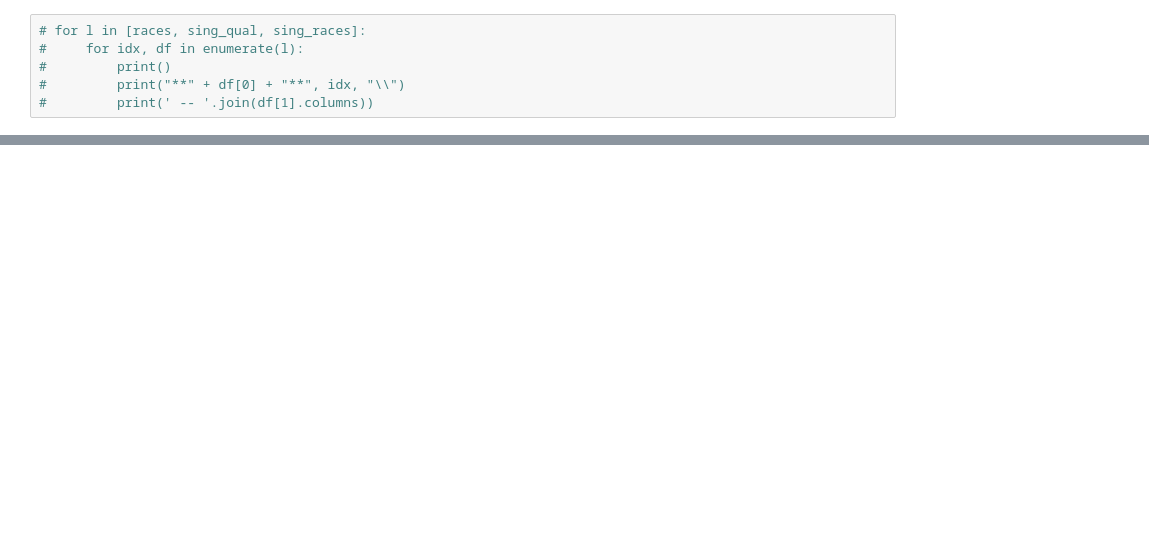
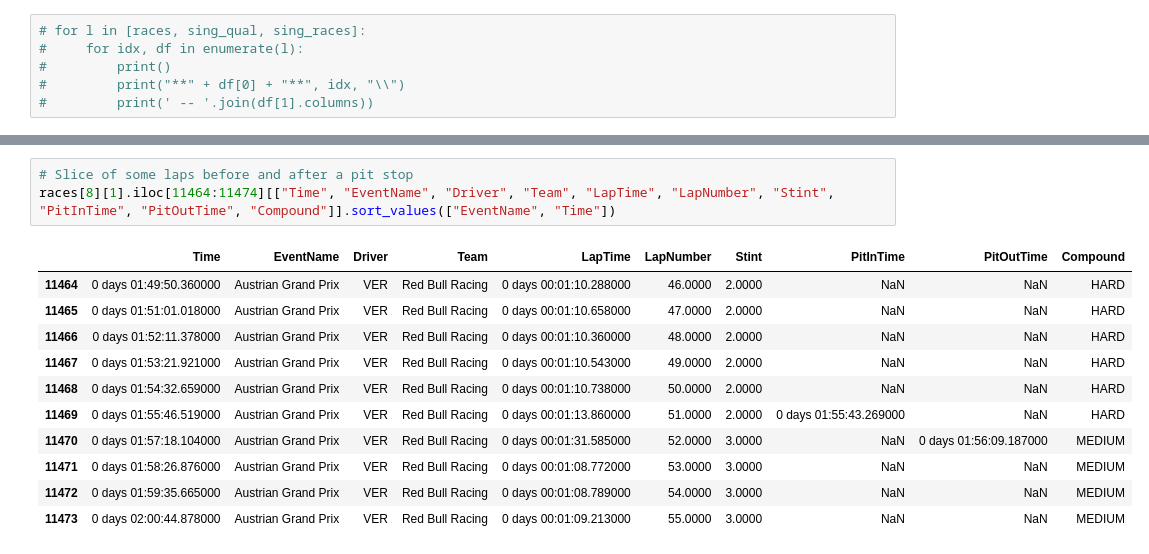
Before and after one commit to MyNameIsCalvinDavis/Data-Science, a Jupyter notebook: F1/F1.ipynb, the cells around one changed output, grey strips where cells are left out. Cells and saved outputs as stored; diff of their text form; blank space fills up the shorter version.

```diff
--- a/F1/F1.ipynb
+++ b/F1/F1.ipynb
@@ -172,0 +261,15 @@ Year -- Time -- Category -- Message -- Status -- Flag -- Scope -- Sector -- Raci
+# %%
+# Slice of some laps before and after a pit stop
+races[8][1].iloc[11464:11474][["Time", "EventName", "Driver", "Team", "LapTime", "LapNumber", "Stint", "PitInTime", "PitOutTime", "Compound"]].sort_values(["EventName", "Time"])
+# %% [output]
+|  | Time | EventName | Driver | Team | LapTime | LapNumber | Stint | PitInTime | PitOutTime | Compound |
+| 11464 | 0 days 01:49:50.360000 | Austrian Grand Prix | VER | Red Bull Racing | 0 days 00:01:10.288000 | 46.0000 | 2.0000 | NaN | NaN | HARD |
+| 11465 | 0 days 01:51:01.018000 | Austrian Grand Prix | VER | Red Bull Racing | 0 days 00:01:10.658000 | 47.0000 | 2.0000 | NaN | NaN | HARD |
+| 11466 | 0 days 01:52:11.378000 | Austrian Grand Prix | VER | Red Bull Racing | 0 days 00:01:10.360000 | 48.0000 | 2.0000 | NaN | NaN | HARD |
+| 11467 | 0 days 01:53:21.921000 | Austrian Grand Prix | VER | Red Bull Racing | 0 days 00:01:10.543000 | 49.0000 | 2.0000 | NaN | NaN | HARD |
+| 11468 | 0 days 01:54:32.659000 | Austrian Grand Prix | VER | Red Bull Racing | 0 days 00:01:10.738000 | 50.0000 | 2.0000 | NaN | NaN | HARD |
+| 11469 | 0 days 01:55:46.519000 | Austrian Grand Prix | VER | Red Bull Racing | 0 days 00:01:13.860000 | 51.0000 | 2.0000 | 0 days 01:55:43.269000 | NaN | HARD |
+| 11470 | 0 days 01:57:18.104000 | Austrian Grand Prix | VER | Red Bull Racing | 0 days 00:01:31.585000 | 52.0000 | 3.0000 | NaN | 0 days 01:56:09.187000 | MEDIUM |
+| 11471 | 0 days 01:58:26.876000 | Austrian Grand Prix | VER | Red Bull Racing | 0 days 00:01:08.772000 | 53.0000 | 3.0000 | NaN | NaN | MEDIUM |
+| 11472 | 0 days 01:59:35.665000 | Austrian Grand Prix | VER | Red Bull Racing | 0 days 00:01:08.789000 | 54.0000 | 3.0000 | NaN | NaN | MEDIUM |
+| 11473 | 0 days 02:00:44.878000 | Austrian Grand Prix | VER | Red Bull Racing | 0 days 00:01:09.213000 | 55.0000 | 3.0000 | NaN | NaN | MEDIUM |
```
Also changed, not shown: parts of 27 cells of this notebook, 2 other files.
